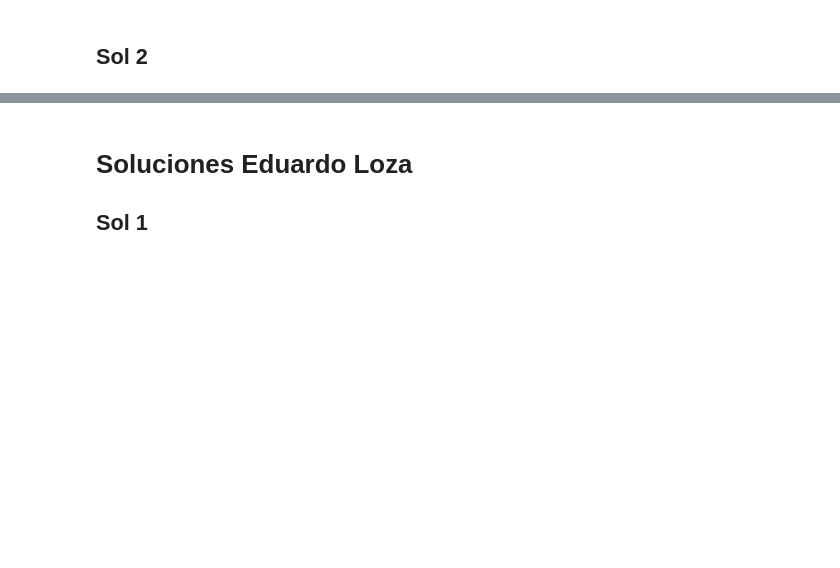
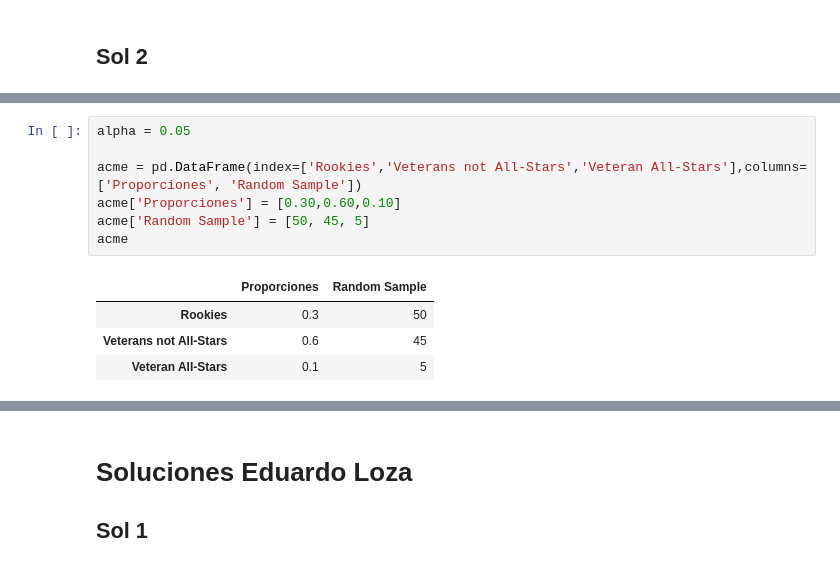
Before and after one commit to BetsyTorres/ProyectoConjunto_TorresBetsy_LozaEduardo, a Jupyter notebook: Tarea_9.ipynb, the cells around one changed output, grey strips where cells are left out. Cells and saved outputs as stored; diff of their text form; blank space fills up the shorter version.

```diff
--- a/Tarea_9.ipynb
+++ b/Tarea_9.ipynb
@@ -42,0 +110,12 @@ from scipy import optimize
+# %%
+alpha = 0.05
+
+acme = pd.DataFrame(index=['Rookies','Veterans not All-Stars','Veteran All-Stars'],columns=['Proporciones', 'Random Sample'])
+acme['Proporciones'] = [0.30,0.60,0.10]
+acme['Random Sample'] = [50, 45, 5]
+acme
+# %% [output]
+|  | Proporciones | Random Sample |
+| Rookies | 0.3 | 50 |
+| Veterans not All-Stars | 0.6 | 45 |
+| Veteran All-Stars | 0.1 | 5 |
```
Also changed, not shown: parts of 16 cells of this notebook.
